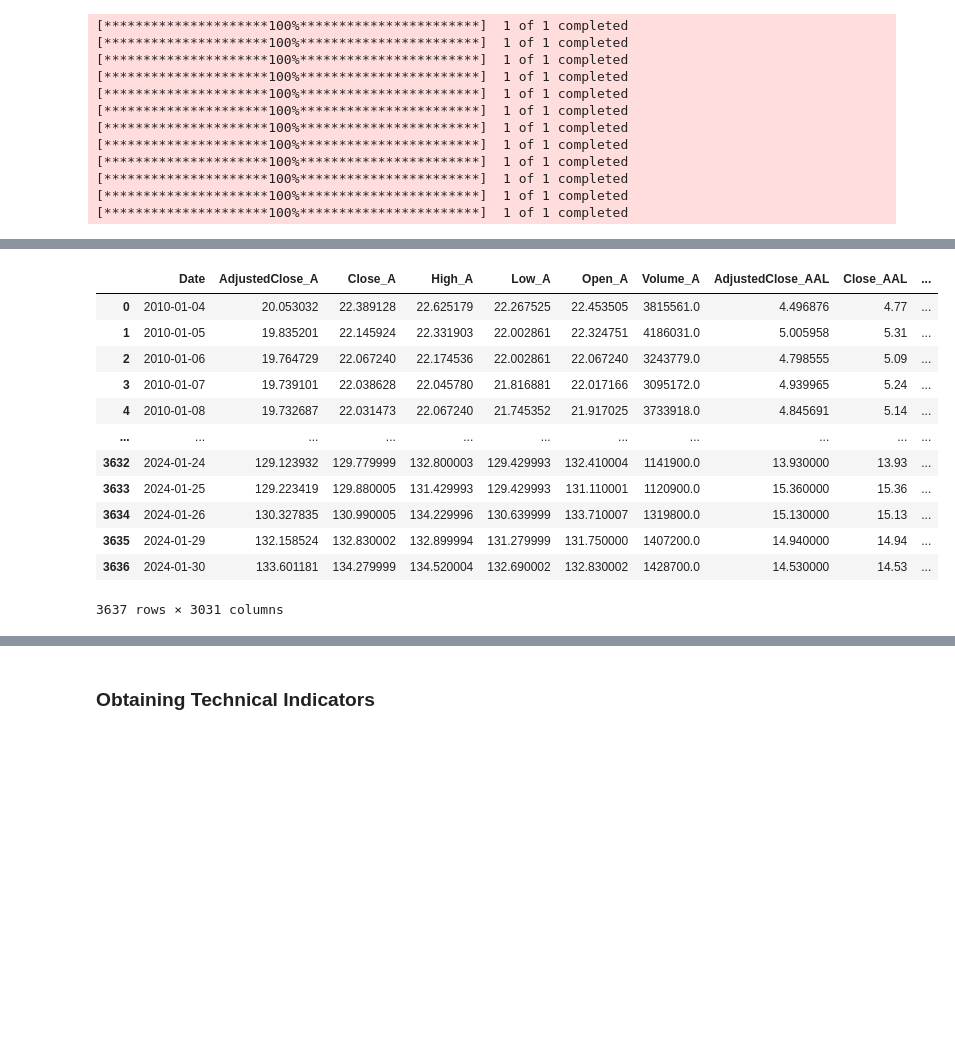
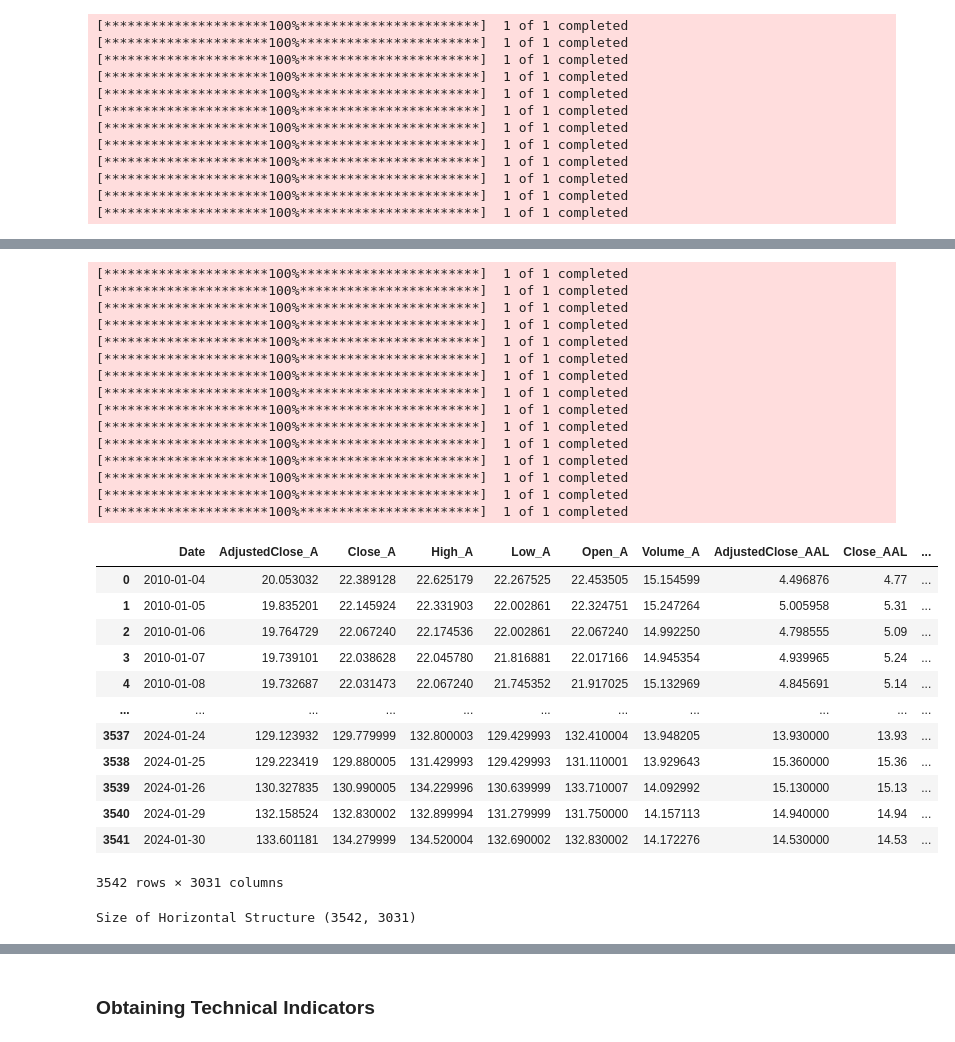
Before and after one commit to alfredofdlv/Proyect2_LABIACD, a Jupyter notebook: Notebook.ipynb, the cells around one changed output, grey strips where cells are left out. Cells and saved outputs as stored; diff of their text form; code cells hidden in the pictures; blank space fills up the shorter version.

```diff
--- a/Notebook.ipynb
+++ b/Notebook.ipynb
@@ -278,4 +304,14 @@ To address these challenges, we opted to merge the CSV files for each stock **ho
 # %%
-original_data     = join_stock_data(r"data/stocks",axis=True)
+import utils
+
+original_data     = join_stock_data(r"data/stocks")
+
+
+null_cols = original_data.isnull().sum()
+print('Null values horizontally',null_cols[null_cols > 0])
+
 original_data['Date'] = pd.to_datetime(original_data['Date']).dt.tz_localize(None)
+
+
+display(original_data)
 # %% [output]
@@ -309,45 +382,62 @@ Name: Date, Length: 3637, dtype: datetime64[ns]
 # %%
 start = '2010-01-01'
 end = '2024-01-31'
+
 macro_data=join_macro(start,end)
 raw_data = pd.merge(original_data, macro_data, on='Date', how='inner')
+
 raw_data = raw_data.sort_values(by=[ 'Date']).reset_index(drop=True)
 raw_data=raw_data[raw_data['Date'].notna()]
 
 
 
 raw_data.bfill( inplace=True)
 raw_data.ffill(inplace=True)
 
 
 df = raw_data
 # Iterar sobre todas las columnas menos 'Date'
 for columna in df.columns:
-    if columna not in ['Date'] :
+    if columna not in ['Date','Volume'] :
         # Verificar valores no numéricos en la columna
         non_numeric_values = df[columna][~df[columna].apply(lambda x: isinstance(x, (int, float)))]
         # Convertir la columna a tipo numérico, forzando los errores a NaN
         df[columna] = pd.to_numeric(df[columna], errors='coerce')
-
 
 
 volume_columns = [col for col in df.columns if "Volume" in col]
 for col in volume_columns:
     df[col]=np.log1p(df[col])
 
 display(df)
-print('Size of Horizontal Structure',raw_data.shape)
+print('Size of Horizontal Structure',df.shape)
 # %% [output]
+[*********************100%***********************]  1 of 1 completed
+[*********************100%***********************]  1 of 1 completed
+[*********************100%***********************]  1 of 1 completed
+[*********************100%***********************]  1 of 1 completed
+[*********************100%***********************]  1 of 1 completed
+[*********************100%***********************]  1 of 1 completed
+[*********************100%***********************]  1 of 1 completed
+[*********************100%***********************]  1 of 1 completed
+[*********************100%***********************]  1 of 1 completed
+[*********************100%***********************]  1 of 1 completed
+[*********************100%***********************]  1 of 1 completed
+[*********************100%***********************]  1 of 1 completed
+[*********************100%***********************]  1 of 1 completed
+[*********************100%***********************]  1 of 1 completed
+[*********************100%***********************]  1 of 1 completed
 |  | Date | AdjustedClose_A | Close_A | High_A | Low_A | Open_A | Volume_A | AdjustedClose_AAL | Close_AAL | ... |
-| 0 | 2010-01-04 | 20.053032 | 22.389128 | 22.625179 | 22.267525 | 22.453505 | 3815561.0 | 4.496876 | 4.77 | ... |
-| 1 | 2010-01-05 | 19.835201 | 22.145924 | 22.331903 | 22.002861 | 22.324751 | 4186031.0 | 5.005958 | 5.31 | ... |
-| 2 | 2010-01-06 | 19.764729 | 22.067240 | 22.174536 | 22.002861 | 22.067240 | 3243779.0 | 4.798555 | 5.09 | ... |
-| 3 | 2010-01-07 | 19.739101 | 22.038628 | 22.045780 | 21.816881 | 22.017166 | 3095172.0 | 4.939965 | 5.24 | ... |
-| 4 | 2010-01-08 | 19.732687 | 22.031473 | 22.067240 | 21.745352 | 21.917025 | 3733918.0 | 4.845691 | 5.14 | ... |
+| 0 | 2010-01-04 | 20.053032 | 22.389128 | 22.625179 | 22.267525 | 22.453505 | 15.154599 | 4.496876 | 4.77 | ... |
+| 1 | 2010-01-05 | 19.835201 | 22.145924 | 22.331903 | 22.002861 | 22.324751 | 15.247264 | 5.005958 | 5.31 | ... |
+| 2 | 2010-01-06 | 19.764729 | 22.067240 | 22.174536 | 22.002861 | 22.067240 | 14.992250 | 4.798555 | 5.09 | ... |
+| 3 | 2010-01-07 | 19.739101 | 22.038628 | 22.045780 | 21.816881 | 22.017166 | 14.945354 | 4.939965 | 5.24 | ... |
+| 4 | 2010-01-08 | 19.732687 | 22.031473 | 22.067240 | 21.745352 | 21.917025 | 15.132969 | 4.845691 | 5.14 | ... |
 | ... | ... | ... | ... | ... | ... | ... | ... | ... | ... | ... |
-| 3632 | 2024-01-24 | 129.123932 | 129.779999 | 132.800003 | 129.429993 | 132.410004 | 1141900.0 | 13.930000 | 13.93 | ... |
-| 3633 | 2024-01-25 | 129.223419 | 129.880005 | 131.429993 | 129.429993 | 131.110001 | 1120900.0 | 15.360000 | 15.36 | ... |
-| 3634 | 2024-01-26 | 130.327835 | 130.990005 | 134.229996 | 130.639999 | 133.710007 | 1319800.0 | 15.130000 | 15.13 | ... |
-| 3635 | 2024-01-29 | 132.158524 | 132.830002 | 132.899994 | 131.279999 | 131.750000 | 1407200.0 | 14.940000 | 14.94 | ... |
-| 3636 | 2024-01-30 | 133.601181 | 134.279999 | 134.520004 | 132.690002 | 132.830002 | 1428700.0 | 14.530000 | 14.53 | ... |
+| 3537 | 2024-01-24 | 129.123932 | 129.779999 | 132.800003 | 129.429993 | 132.410004 | 13.948205 | 13.930000 | 13.93 | ... |
+| 3538 | 2024-01-25 | 129.223419 | 129.880005 | 131.429993 | 129.429993 | 131.110001 | 13.929643 | 15.360000 | 15.36 | ... |
+| 3539 | 2024-01-26 | 130.327835 | 130.990005 | 134.229996 | 130.639999 | 133.710007 | 14.092992 | 15.130000 | 15.13 | ... |
+| 3540 | 2024-01-29 | 132.158524 | 132.830002 | 132.899994 | 131.279999 | 131.750000 | 14.157113 | 14.940000 | 14.94 | ... |
+| 3541 | 2024-01-30 | 133.601181 | 134.279999 | 134.520004 | 132.690002 | 132.830002 | 14.172276 | 14.530000 | 14.53 | ... |
-3637 rows × 3031 columns
+3542 rows × 3031 columns
+Size of Horizontal Structure (3542, 3031)
```
Also changed, not shown: parts of 29 cells of this notebook, 4 other files.
